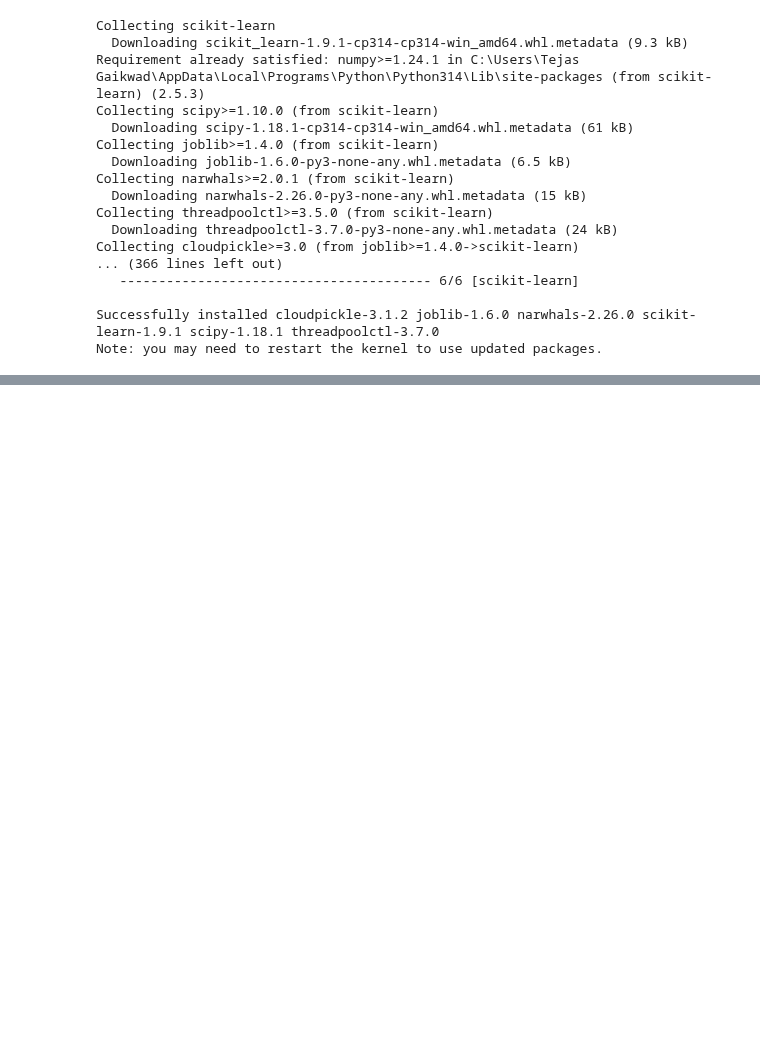
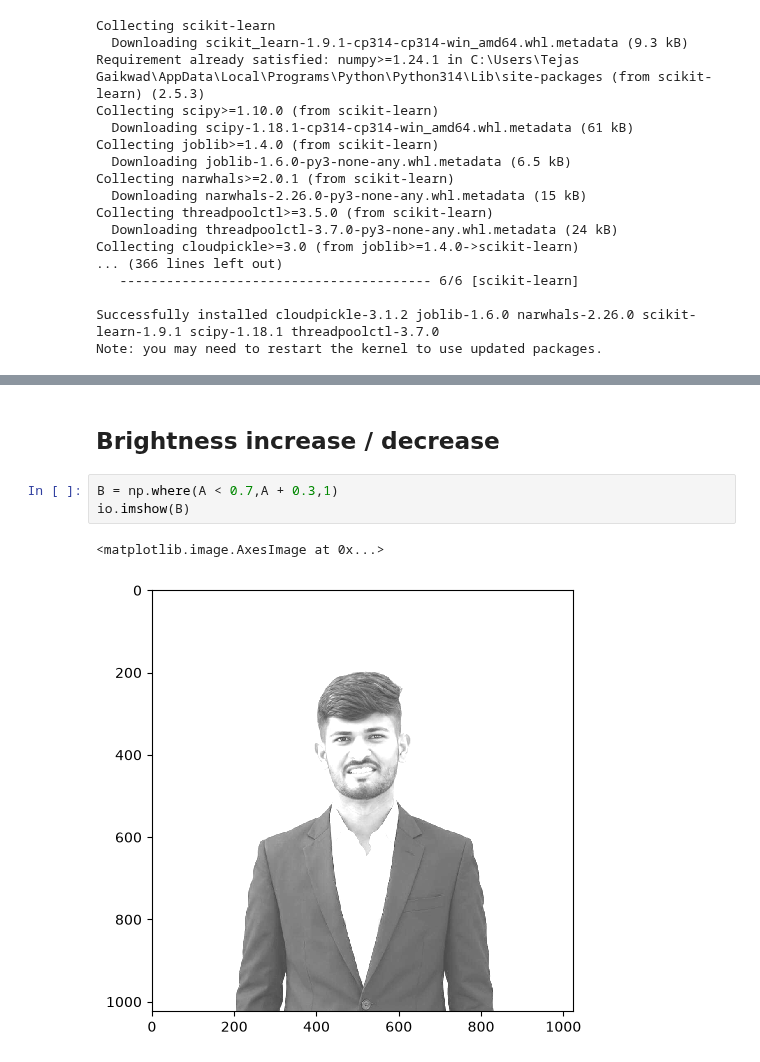
Before and after one commit to gtejas-45/Started-Python, a Jupyter notebook: NumpyArray.ipynb, the cells around one changed output, grey strips where cells are left out. Cells and saved outputs as stored; diff of their text form; blank space fills up the shorter version.

```diff
--- a/NumpyArray.ipynb
+++ b/NumpyArray.ipynb
@@ -533,0 +586,8 @@ ModuleNotFoundError: No module named 'skimage'
+# %% [markdown]
+## Brightness increase / decrease
+# %%
+B = np.where(A < 0.7,A + 0.3,1)
+io.imshow(B)
+# %% [output]
+<matplotlib.image.AxesImage at 0x...>
+[figure, added]
```
Also changed, not shown: parts of 13 cells of this notebook, 1 other file.
